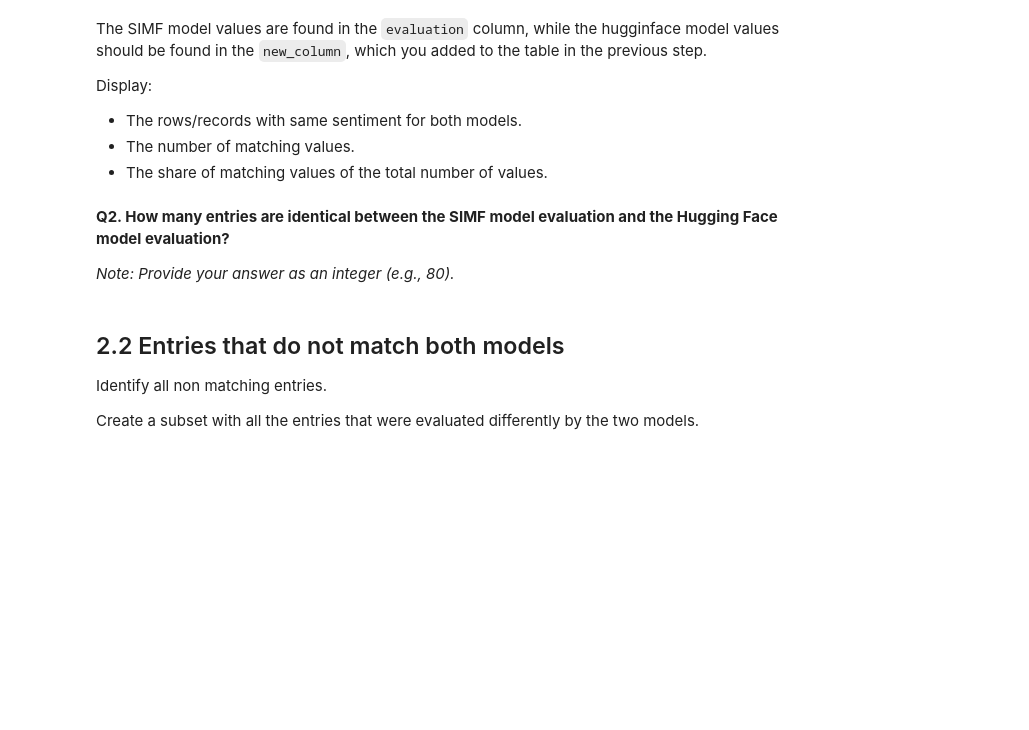
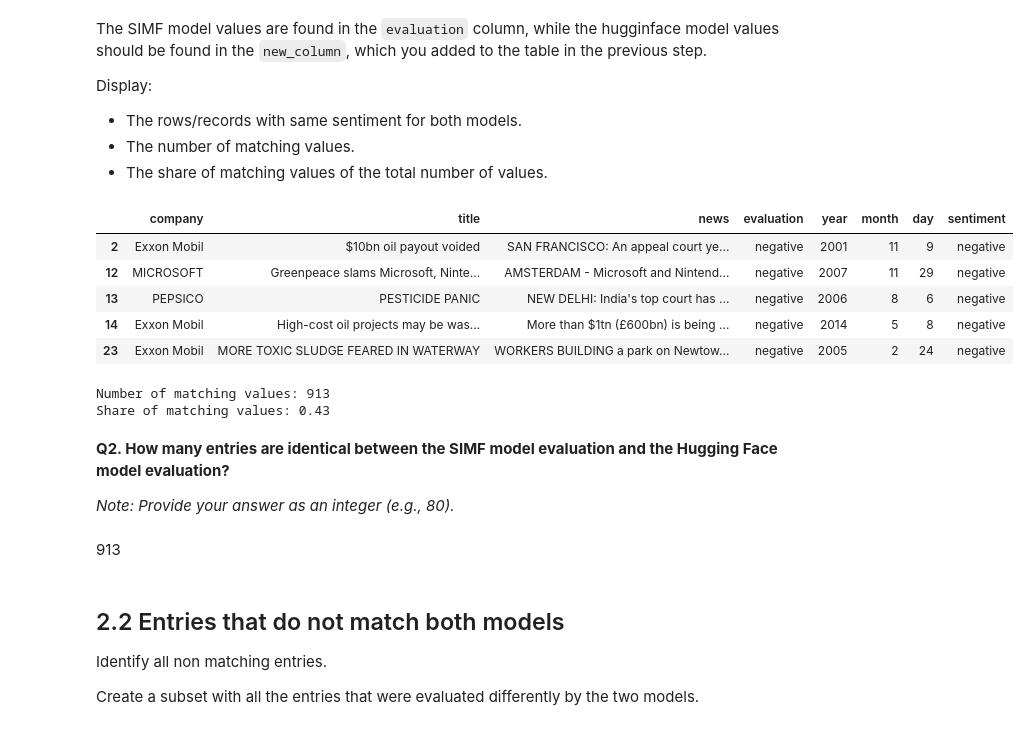
Before and after one commit to AmirJffr/DataScience-and-Machine-Learning-Master-SI, a Jupyter notebook: Assignements/Part 5/Assignment_part_5.ipynb, the cells around one changed output. Cells and saved outputs as stored; diff of their text form; code cells hidden in the pictures; blank space fills up the shorter version.

```diff
--- a/Assignements/Part 5/Assignment_part_5.ipynb
+++ b/Assignements/Part 5/Assignment_part_5.ipynb
@@ -128,7 +173,23 @@ Display:
+# %%
+same_sentiment = df[df['evaluation'] == df['sentiment']]
+display(same_sentiment.head(5))
+print(f"Number of matching values: {len(same_sentiment)}")
+print(f"Share of matching values: {len(same_sentiment) / len(df):.2f}")
+# %% [output]
+|  | company | title | news | evaluation | year | month | day | sentiment |
+| 2 | Exxon Mobil | $10bn oil payout voided | SAN FRANCISCO: An appeal court ye... | negative | 2001 | 11 | 9 | negative |
+| 12 | MICROSOFT | Greenpeace slams Microsoft, Ninte... | AMSTERDAM - Microsoft and Nintend... | negative | 2007 | 11 | 29 | negative |
+| 13 | PEPSICO | PESTICIDE PANIC | NEW DELHI: India's top court has ... | negative | 2006 | 8 | 6 | negative |
+| 14 | Exxon Mobil | High-cost oil projects may be was... | More than $1tn (£600bn) is being ... | negative | 2014 | 5 | 8 | negative |
+| 23 | Exxon Mobil | MORE TOXIC SLUDGE FEARED IN WATERWAY | WORKERS BUILDING a park on Newtow... | negative | 2005 | 2 | 24 | negative |
+Number of matching values: 913
+Share of matching values: 0.43
 # %% [markdown]
 **Q2. How many entries are identical between the SIMF model evaluation and the Hugging Face model evaluation?**
 
 *Note: Provide your answer as an integer (e.g., 80).*
+# %% [markdown]
+913
 # %% [markdown]
 ## 2.2 Entries that do not match both models
 Identify all non matching entries.
```
Also changed, not shown: parts of 26 cells of this notebook.
